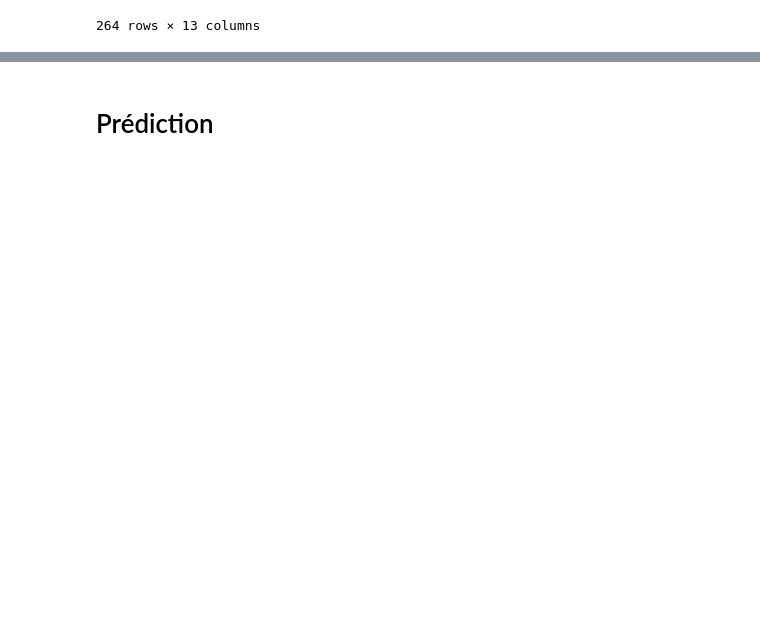
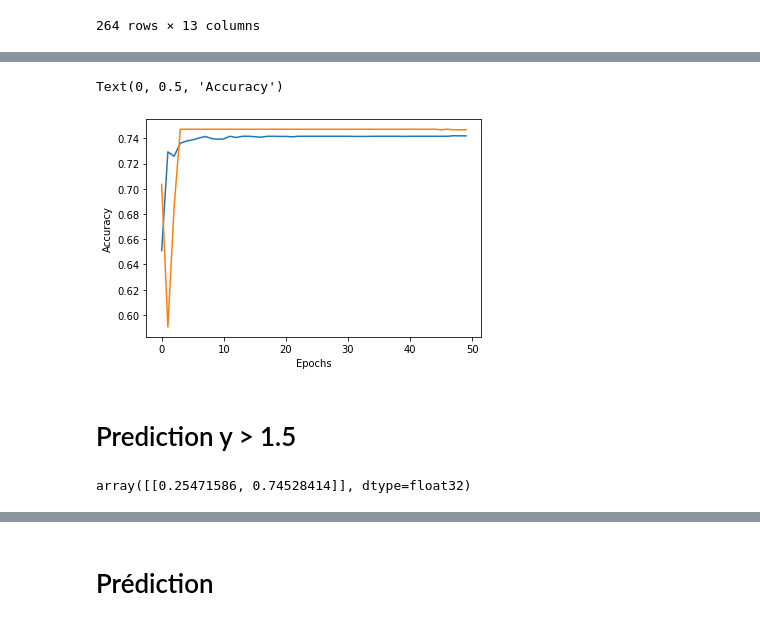
Before and after one commit to Amuthu98/projetannuel4IABD2, a Jupyter notebook: ETAPE_3/Buts_matchs.ipynb, the cells around one changed output, grey strips where cells are left out. Saved outputs shown, nothing was run; the diff lists cells and outputs as text; code cells hidden in the pictures; blank space fills up the shorter version.

```diff
--- a/ETAPE_3/Buts_matchs.ipynb
+++ b/ETAPE_3/Buts_matchs.ipynb
@@ -230,0 +303,27 @@ Epoch 00500: val_accuracy did not improve from 0.50260
+# %%
+def create_model():
+
+    model = Sequential()
+    model.add(Dense(512, input_dim=x_train.shape[1], activation='relu'))
+    model.add(Dense(128, input_dim=x_train.shape[1], activation='linear'))
+    model.add(Dense(512, input_dim=x_train.shape[1], activation='relu'))
+    model.add(Dense(128, input_dim=x_train.shape[1], activation='linear'))
+    model.add(Dense(512, input_dim=x_train.shape[1], activation='relu'))
+    model.add(Dense(128, input_dim=x_train.shape[1], activation='linear'))
+    model.add(Dense(128, input_dim=x_train.shape[1], activation='linear'))
+    model.add(Dense(512, input_dim=x_train.shape[1], activation='relu'))
+    model.add(Dense(128, input_dim=x_train.shape[1], activation='linear'))
+    model.add(Dense(128, input_dim=x_train.shape[1], activation='linear'))
+    model.add(Dense(512, input_dim=x_train.shape[1], activation='relu'))
+    model.add(Dense(128, input_dim=x_train.shape[1], activation='linear'))
+    model.add(Dense(128, input_dim=x_train.shape[1], activation='linear'))
+    model.add(Dense(512, input_dim=x_train.shape[1], activation='relu'))
+    model.add(Dense(128, input_dim=x_train.shape[1], activation='linear'))
+    model.add(Dense(nbClasses, activation='softmax'))
+    model.compile(loss="sparse_categorical_crossentropy",
+                  optimizer=Adam(),
+                  metrics=["accuracy"])
+    return model
+# %%
+model_un_cinq = create_model()
+print(model_un_cinq.summary())
@@ -230,0 +348,5 @@ Epoch 00500: val_accuracy did not improve from 0.50260
+# %%
+save_un_cinq = ModelCheckpoint('model_buts_1,5.h5', monitor = 'val_accuracy' , verbose = 1 , save_best_only = True)
+# %%
+history = model_un_cinq.fit(x_train, y_train,validation_data=(x_test,y_test),batch_size=90,epochs=50,
+                    callbacks = [save_un_cinq])
@@ -230,0 +371,20 @@ Epoch 00500: val_accuracy did not improve from 0.50260
+# %%
+plt.plot(history.history['accuracy'],label='Accuracy')#bleu
+plt.plot(history.history['val_accuracy'],label='validation_Accuracy')#orange
+plt.xlabel('Epochs')
+plt.ylabel('Accuracy')
+# %% [output]
+Text(0, 0.5, 'Accuracy')
+[figure, added]
+# %% [markdown]
+# Prediction y > 1.5
+# %%
+unique = x_prediction.values
+results = []
+superieurun =[]
+inferieurun = []
+i = 0
+predictions_final = model_un_cinq.predict(np.array([x_train[1]]))
+predictions_final
+# %% [output]
+array([[0.25471586, 0.74528414]], dtype=float32)
```
Also changed, not shown: parts of 55 cells of this notebook, 7 other files.
